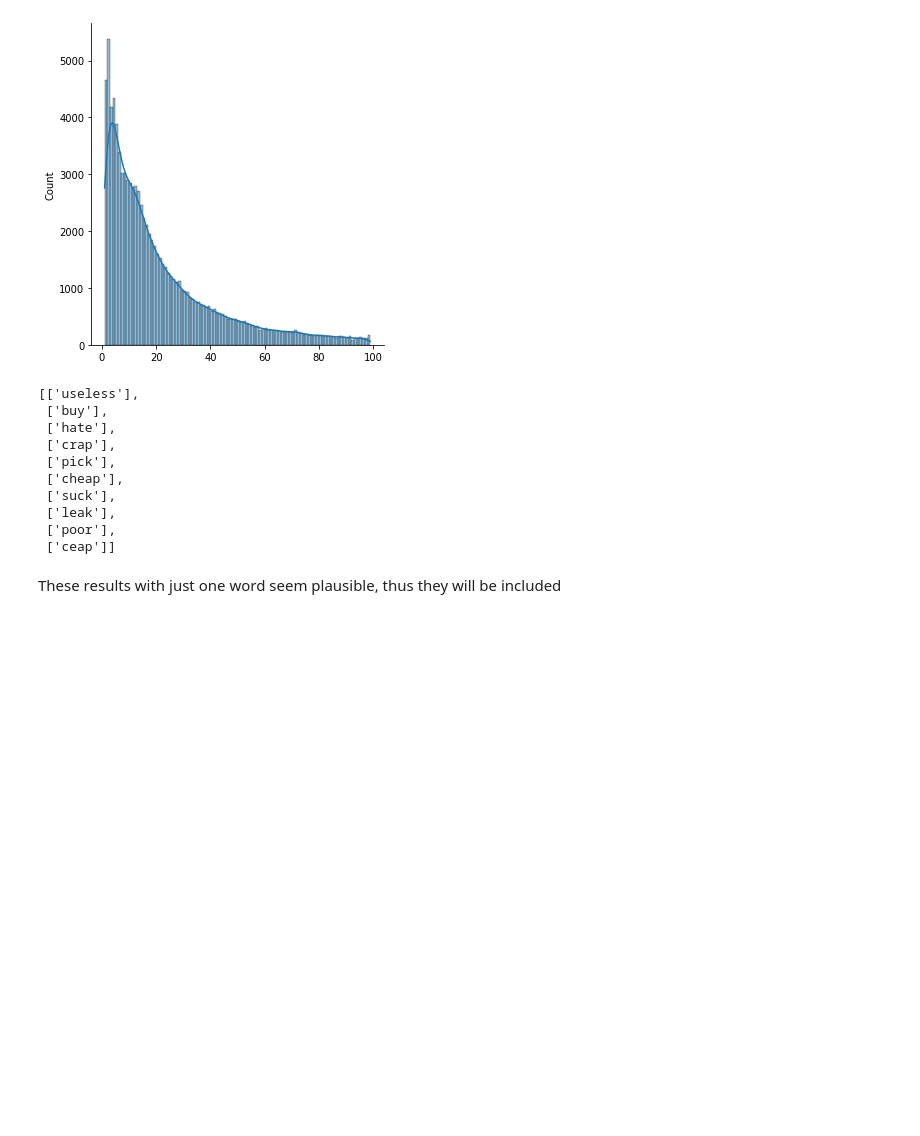
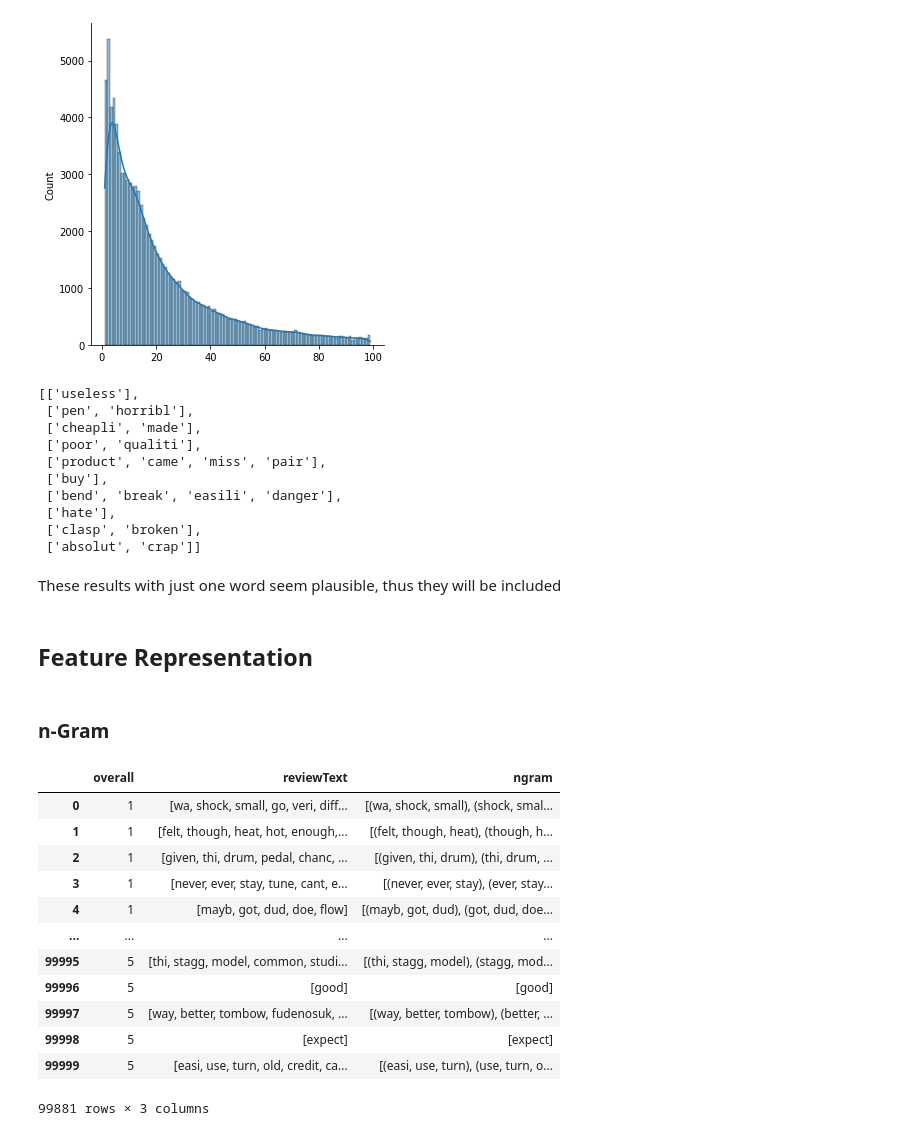
Before and after one commit to MichaelHermannHubler/AIAPP_NLP, a Jupyter notebook: project.ipynb, the cells around one changed output. Cells and saved outputs as stored; diff of their text form; code cells hidden in the pictures; blank space fills up the shorter version.

Commit message:
Added Feature Representation ngram

```diff
--- a/project.ipynb
+++ b/project.ipynb
@@ -303,17 +306,45 @@ sns.displot(word_counts, kde=True)
 <seaborn.axisgrid.FacetGrid at 0x...>
 [figure]
 # %%
-[x for x in df_final.reviewText if len(x) == 1][:10]
+[x for x in df_final.reviewText if len(x) < 5][:10]
 # %% [output]
 [['useless'],
+ ['pen', 'horribl'],
+ ['cheapli', 'made'],
+ ['poor', 'qualiti'],
+ ['product', 'came', 'miss', 'pair'],
  ['buy'],
+ ['bend', 'break', 'easili', 'danger'],
  ['hate'],
- ['crap'],
- ['pick'],
- ['cheap'],
- ['suck'],
- ['leak'],
- ['poor'],
- ['ceap']]
+ ['clasp', 'broken'],
+ ['absolut', 'crap']]
 # %% [markdown]
 These results with just one word seem plausible, thus they will be included
+# %% [markdown]
+## Feature Representation
+# %% [markdown]
+### n-Gram
+# %%
+n = 3
+ngram = ngrams(df_final.reviewText, n)
+
+df_ngram = df_final.copy()
+df_ngram['ngram'] = df_ngram.reviewText
+
+df_ngram.loc[df_ngram.reviewText.apply(len) >= n, 'ngram'] = [list(ngrams(x, n)) for x in df_ngram.reviewText if len(x) >= n]
+
+df_ngram
+# %% [output]
+|  | overall | reviewText | ngram |
+| 0 | 1 | [wa, shock, small, go, veri, diff... | [(wa, shock, small), (shock, smal... |
+| 1 | 1 | [felt, though, heat, hot, enough,... | [(felt, though, heat), (though, h... |
+| 2 | 1 | [given, thi, drum, pedal, chanc, ... | [(given, thi, drum), (thi, drum, ... |
+| 3 | 1 | [never, ever, stay, tune, cant, e... | [(never, ever, stay), (ever, stay... |
+| 4 | 1 | [mayb, got, dud, doe, flow] | [(mayb, got, dud), (got, dud, doe... |
+| ... | ... | ... | ... |
+| 99995 | 5 | [thi, stagg, model, common, studi... | [(thi, stagg, model), (stagg, mod... |
+| 99996 | 5 | [good] | [good] |
+| 99997 | 5 | [way, better, tombow, fudenosuk, ... | [(way, better, tombow), (better, ... |
+| 99998 | 5 | [expect] | [expect] |
+| 99999 | 5 | [easi, use, turn, old, credit, ca... | [(easi, use, turn), (use, turn, o... |
+99881 rows × 3 columns
```
Also changed, not shown: parts of 1 cell of this notebook.
